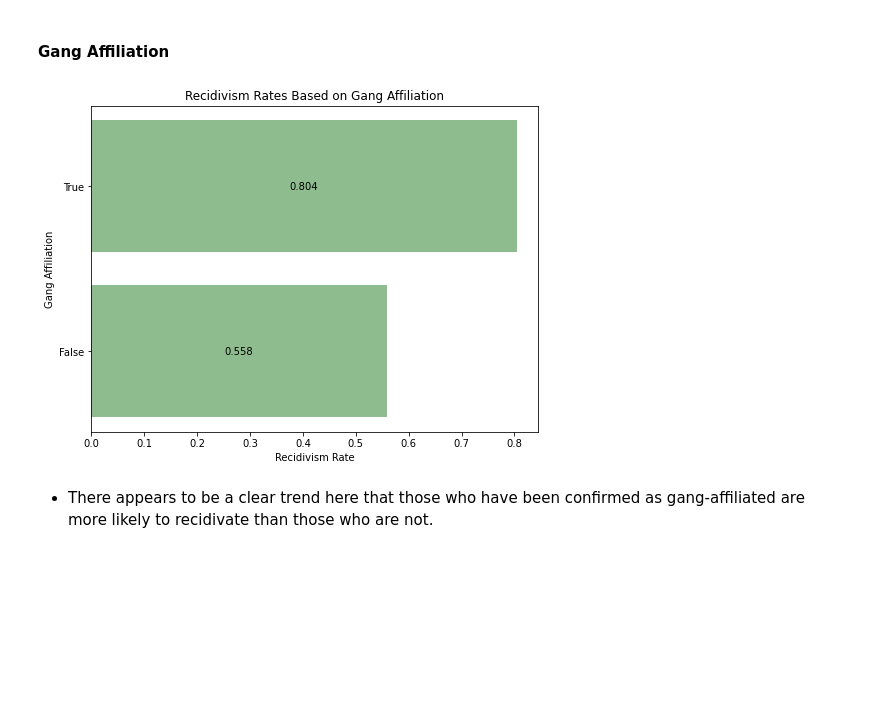
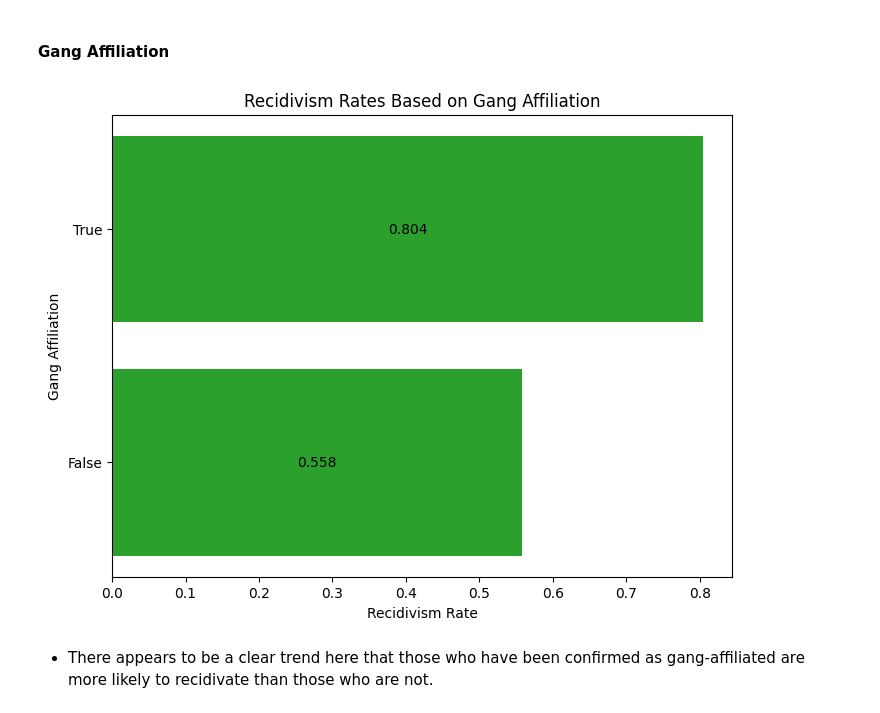
Before and after one commit to ga-dsi-822-group4/recidivism, a Jupyter notebook: notebooks/02_eda.ipynb, the cells around one changed output. Saved outputs shown, nothing was run; the diff lists cells and outputs as text; code cells hidden in the pictures; blank space fills up the shorter version.

```diff
--- a/notebooks/02_eda.ipynb
+++ b/notebooks/02_eda.ipynb
@@ -550,19 +550,19 @@ plt.show();
 # %%
 gang_recidivism = ga.groupby(by = ['gang_affiliated'])['recidivism_within_3years'].value_counts(normalize=True)
 gang_recidivism = pd.DataFrame(gang_recidivism)
 
 fig, ax = plt.subplots(figsize=(8,6))
 
 y_vals = [val for val, bool in gang_recidivism.index[::2]]
 recid_pcts = [round(val,3) for val in gang_recidivism['recidivism_within_3years'][::2]]
 gang_plot = ax.barh(y=y_vals,
-    width=recid_pcts, color='darkseagreen')
+    width=recid_pcts, color='tab:green')
 ax.bar_label(gang_plot, label_type='center')
 ax.set(title='Recidivism Rates Based on Gang Affiliation', xlabel='Recidivism Rate', ylabel='Gang Affiliation', yticks=[0, 1], yticklabels=['False', 'True'])
 plt.savefig('../visualizations/gangaffiliation.png')
 plt.show();
 # %% [output]
-[figure, old version]
+[figure, new version]
 # %% [markdown]
 - There appears to be a clear trend here that those who have been confirmed as gang-affiliated are more likely to recidivate than those who are not.
 # %% [markdown]
```
Also changed, not shown: parts of 3 cells of this notebook, 2 other files.
